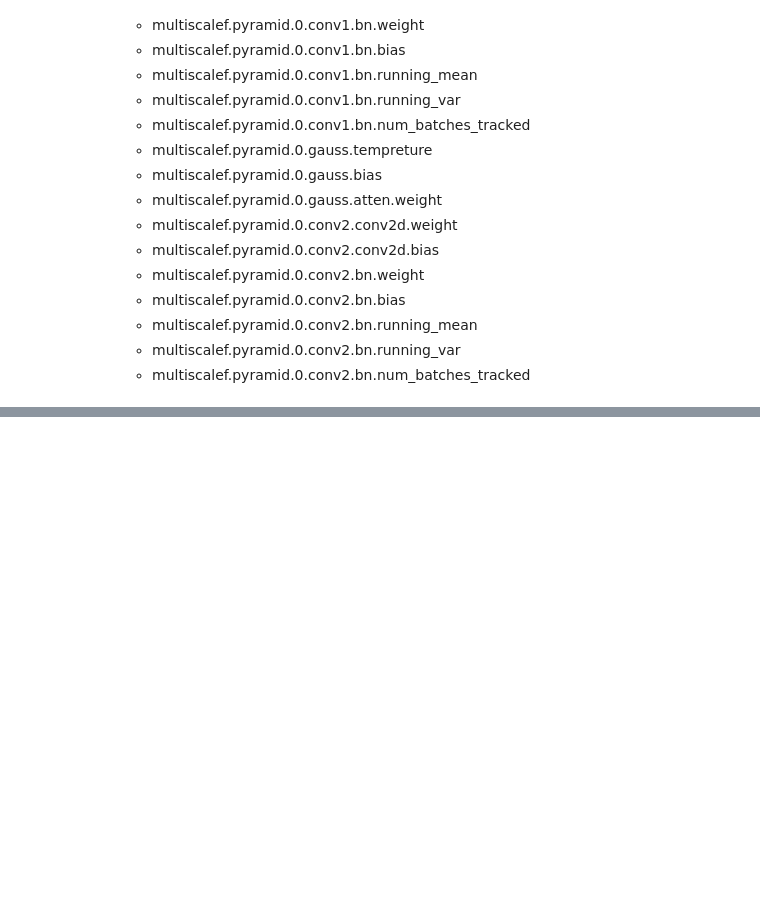
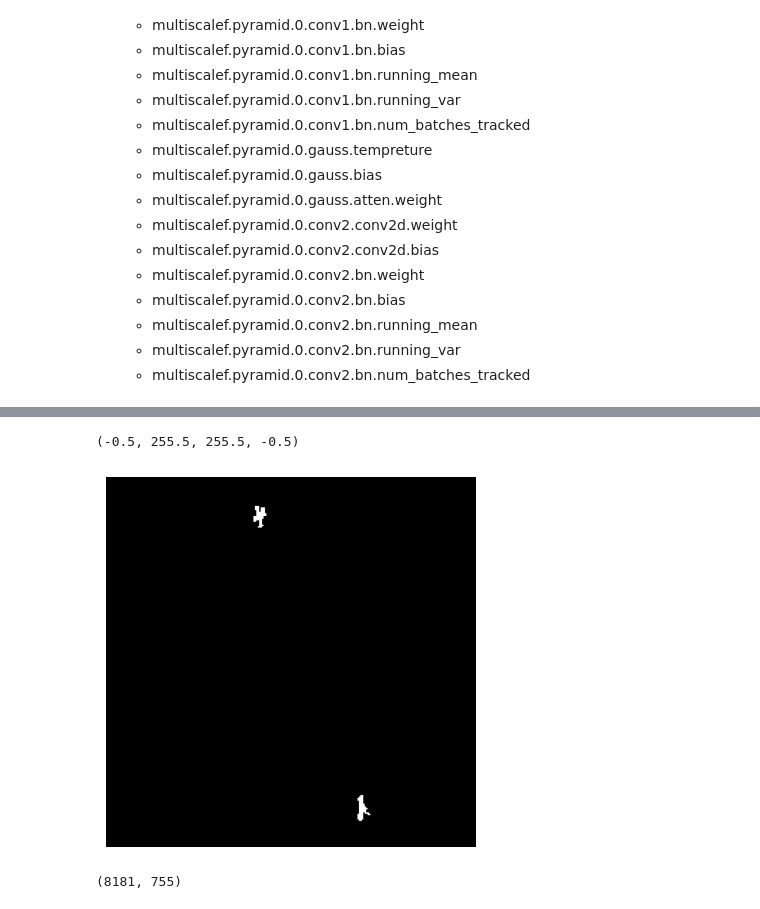
Before and after one commit to HaoranShivs/infraredDimTargetDetection, a Jupyter notebook: Process2.ipynb, the cells around one changed output, grey strips where cells are left out. Cells and saved outputs as stored; diff of their text form; code cells hidden in the pictures; blank space fills up the shorter version.

```diff
--- a/Process2.ipynb
+++ b/Process2.ipynb
@@ -65,0 +83,8 @@ augment = transforms.Compose([
+# %%
+label = torch.load("./temp_label.pt")
+label = (np.array(label) * 255).astype(np.uint8)
+plt.imshow(label[-1, 0], cmap='gray')
+plt.axis("off")
+# %% [output]
+(-0.5, 255.5, 255.5, -0.5)
+[figure, added]
@@ -65,0 +93,4 @@ augment = transforms.Compose([
+# %%
+print(a.shape)
+# %% [output]
+(8181, 755)
```
Also changed, not shown: parts of 4 cells of this notebook, 8 other files.
